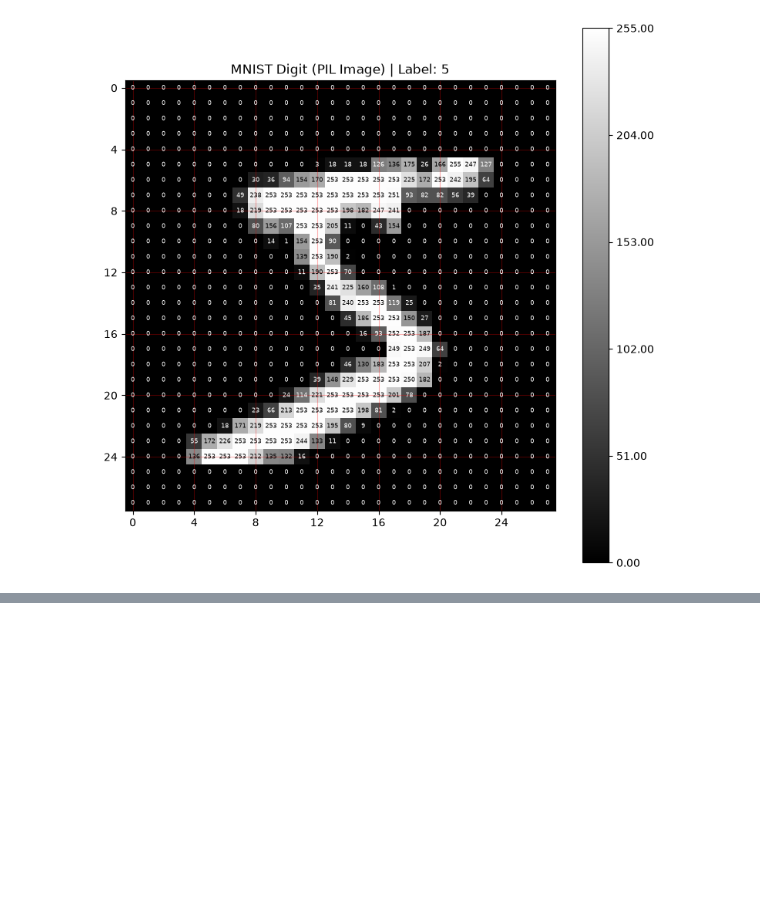
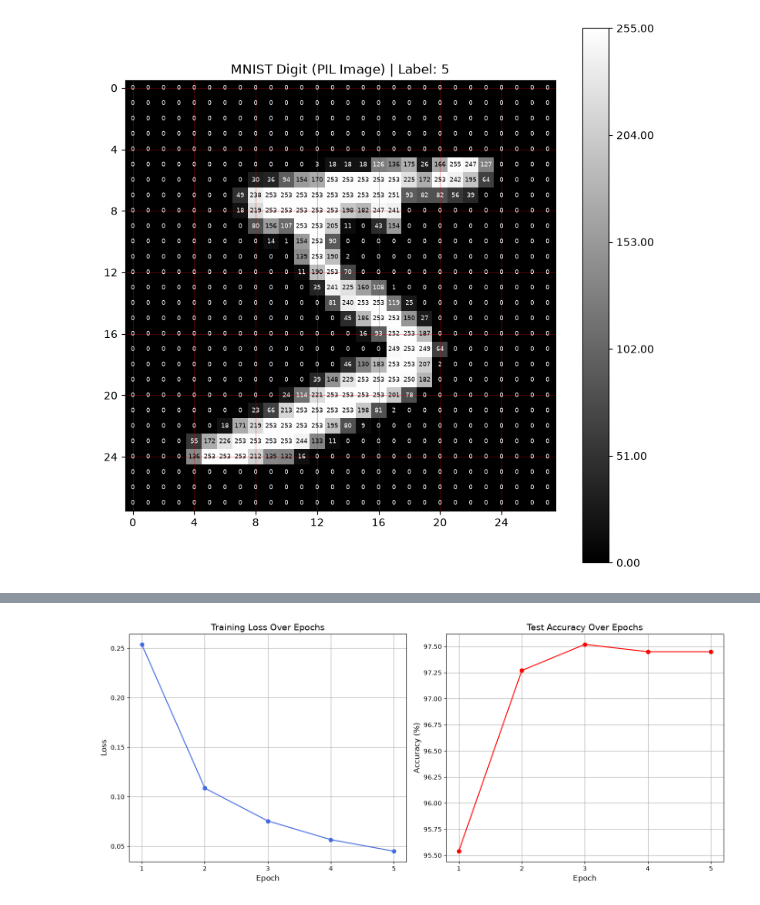
Before and after one commit to viratijain24/MNIST_Classifier, a Jupyter notebook: notebooks/main.ipynb, the cells around one changed output, grey strips where cells are left out. Saved outputs shown, nothing was run; the diff lists cells and outputs as text; code cells hidden in the pictures; blank space fills up the shorter version.

```diff
--- a/notebooks/main.ipynb
+++ b/notebooks/main.ipynb
@@ -49,0 +330,5 @@ helper_utils.display_image(image_pil, label, "MNIST Digit (PIL Image)", show_val
+# %%
+# Plot the training loss and test accuracy curves over all epochs
+helper_utils.plot_metrics(train_loss, test_acc)
+# %% [output]
+[figure, added]
```
Also changed, not shown: parts of 12 cells of this notebook.
